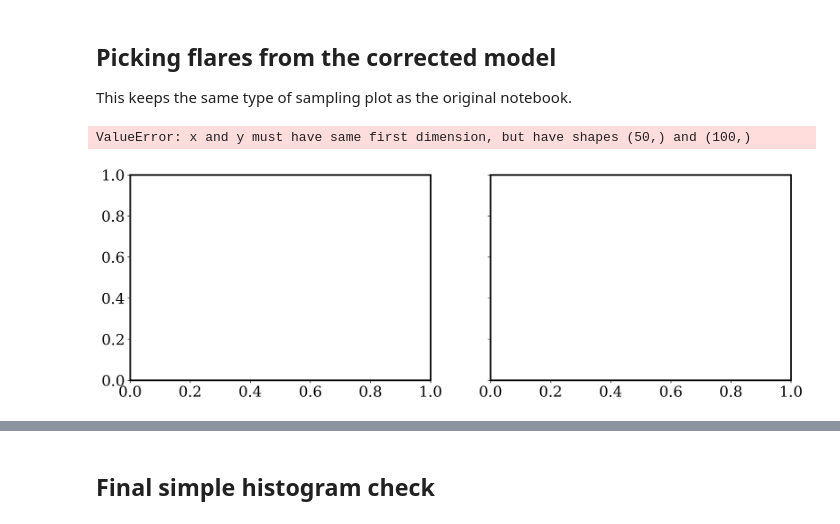
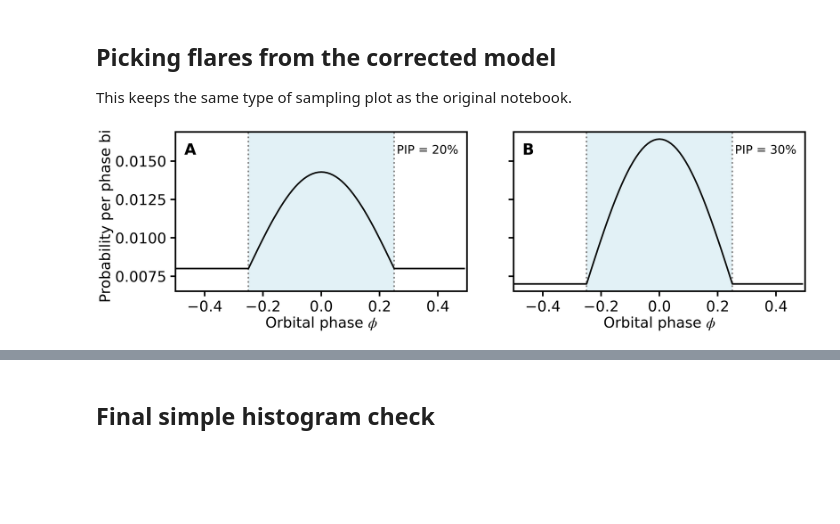
Before and after one commit to CHindriks/Selas, a Jupyter notebook: Notebooks/Flare_Distribution_Model.ipynb, the cells around one changed output, grey strips where cells are left out. Cells and saved outputs as stored; diff of their text form; code cells hidden in the pictures; blank space fills up the shorter version.

```diff
--- a/Notebooks/Flare_Distribution_Model.ipynb
+++ b/Notebooks/Flare_Distribution_Model.ipynb
@@ -781,47 +719,54 @@ This keeps the same type of sampling plot as the original notebook.
 # %%
 planet_induced_ratios = [0.20, 0.30]
 amount_of_flares = int(1e6)
 T_baseline = 500
 intrinsic_flare_rate = 0.2
 slope = -2
 E_thres = 2
 e_min = 0.1
 e_max = 1e8
 
-fig, axes = plt.subplots(1, 2, figsize=(16, 5), sharey=True)
+fig, axes = plt.subplots(1, 2, figsize=(24, 7), sharey=True)
 
-x = np.arange(-0.5, 0.5, 1 / 50)
+x = np.arange(-0.5, 0.5, 1 / 100)
 
 for i, ratio in enumerate(planet_induced_ratios):
     counts_planet, counts_intrinsic, counts, final_fit, normalized_final_fit = create_pdf(
         intrinsic_flare_rate,
         ratio,
         amount_of_flares,
         slope,
         E_thres,
         e_min,
         e_max,
-        plot=False
+        plot=False,
     )
 
-    axes[i].plot(x, final_fit / final_fit.sum(), color="#003366", lw=2, zorder=10)
-    axes[i].set_title(f"PIP = {ratio * 100:.0f}%", weight="bold")
-    axes[i].set_xlabel(r"Orbital phase, $\phi$")
+    ax_i = axes[i]
+    add_spi_region(ax_i, spi_width=0.25)
+    ax_i.plot(
+        x,
+        final_fit / final_fit.sum(),
+        color=PRIMARY_COLOR,
+        alpha=0.95,
+        lw=LINEWIDTH,
+        zorder=10,
+    )
 
+    ax_i.set_xlim(-0.5, 0.5)
+    ax_i.set_xlabel(r"Orbital phase $\phi$")
     if i == 0:
-        axes[i].set_ylabel("Probability per phase bin")
+        ax_i.set_ylabel("Probability per phase bin")
+    else:
+        ax_i.tick_params(axis="y", labelleft=False)
 
-    axes[i].axvspan(-0.25, 0.25, color="forestgreen", alpha=0.15, zorder=1,
-                    label="SPI region" if i == 0 else None)
-    axes[i].axvline(-0.25, color="forestgreen", alpha=0.5, zorder=1)
-    axes[i].axvline(0.25, color="forestgreen", alpha=0.5, zorder=1)
+    add_panel_label(ax_i, chr(ord("A") + i))
+    add_inner_label(ax_i, rf"PIP = {ratio * 100:.0f}%")
+    apply_thesis_axis_style(ax_i)
 
-axes[0].legend(loc="upper left")
-
-fig.tight_layout()
-fig.savefig("figures/PDF_for_various_PIP_corrected.png", dpi=300, bbox_inches="tight")
+fig.subplots_adjust(left=0.08, right=0.98, bottom=0.18, top=0.96, wspace=0.16)
+save_thesis_figure(fig, "PDF_for_various_PIP_corrected.pdf")
 plt.show()
 # %% [output]
-ValueError: x and y must have same first dimension, but have shapes (50,) and (100,)
-[figure, old version]
+[figure, new version]
 # %%
```
Also changed, not shown: parts of 13 cells of this notebook, 7 other files.
